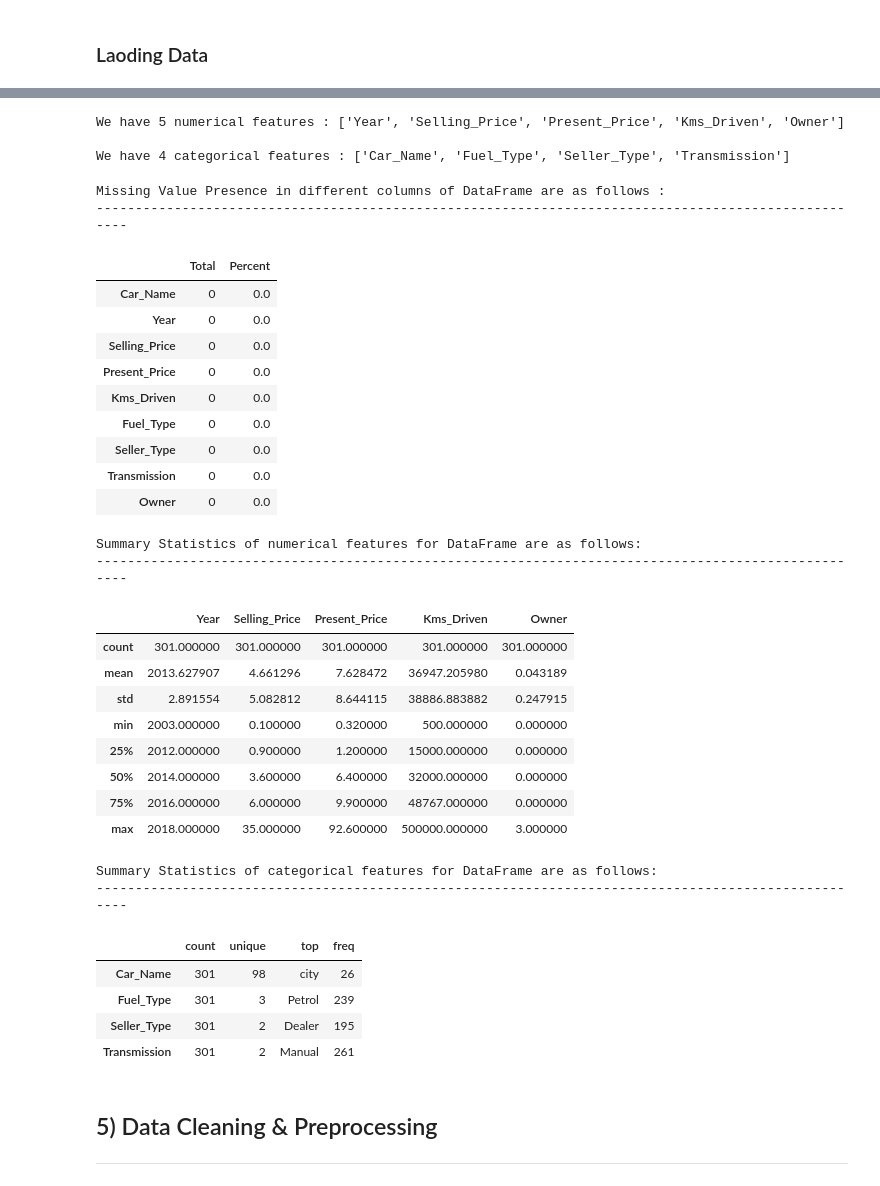
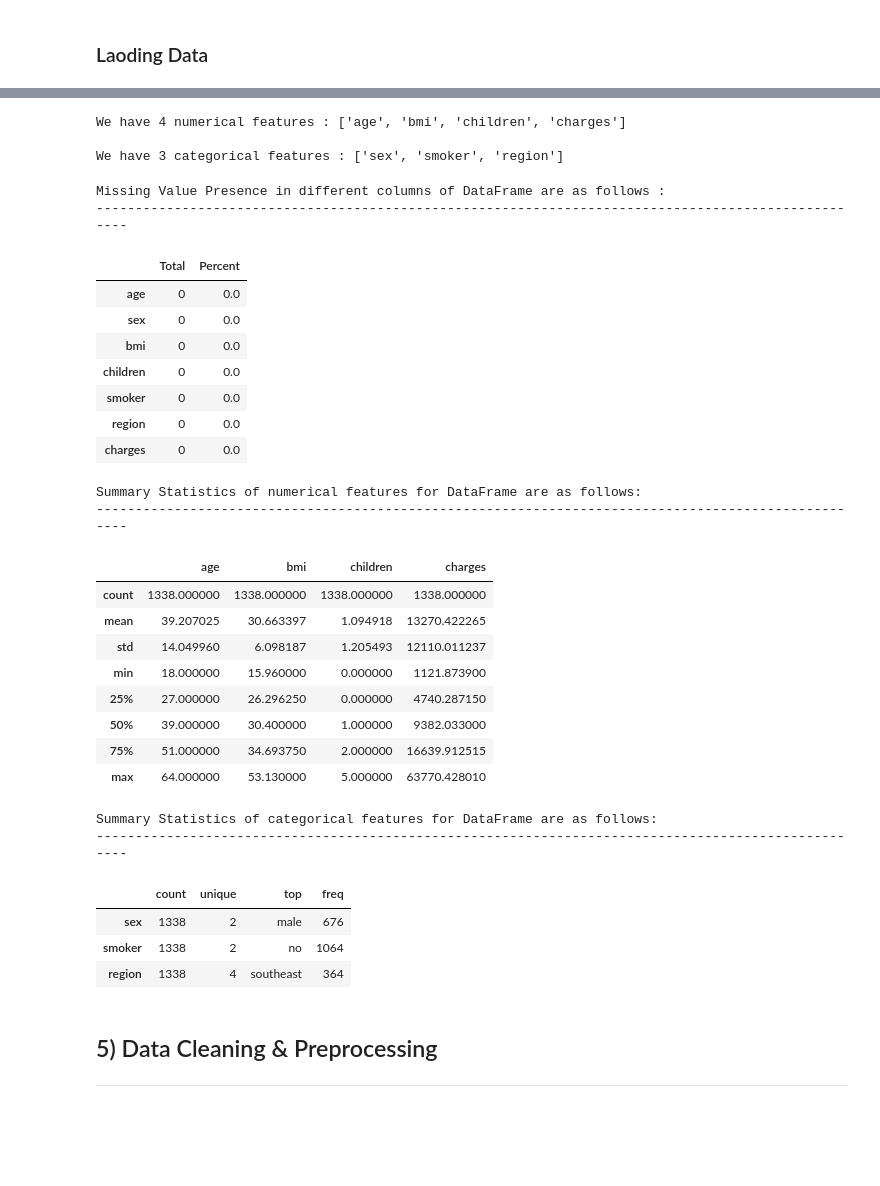
Before and after one commit to manishkr1754/30_Days_30_ML_Projects_Challenge, a Jupyter notebook: Day11_Project11_Medical Insurance Cost Prediction.ipynb, the cells around one changed output, grey strips where cells are left out. Saved outputs shown, nothing was run; the diff lists cells and outputs as text; code cells hidden in the pictures; blank space fills up the shorter version.

```diff
--- a/Day11_Project11_Medical Insurance Cost Prediction.ipynb
+++ b/Day11_Project11_Medical Insurance Cost Prediction.ipynb
@@ -44,5 +35,5 @@ warnings.filterwarnings("ignore")
 # %% [markdown]
 ### Laoding Data
 # %%
-used_car_df = pd.read_csv('Datasets/Day7_Used_Car_Price_Data.csv')
+medical_insurance_df = pd.read_csv('Datasets/Day11_Medical_Insurance_Data.csv')
 # %%
@@ -90,63 +79,60 @@ memory usage: 21.3+ KB
 ----------------------------------------------------------------------------------------------------
 # %%
 # Defining numerical & categorical columns
-numeric_features = [feature for feature in used_car_df.columns if used_car_df[feature].dtype != 'O']
-categorical_features = [feature for feature in used_car_df.columns if used_car_df[feature].dtype == 'O']
+numeric_features = [feature for feature in medical_insurance_df.columns if medical_insurance_df[feature].dtype != 'O']
+categorical_features = [feature for feature in medical_insurance_df.columns if medical_insurance_df[feature].dtype == 'O']
 
 # print columns
 print('We have {} numerical features : {}'.format(len(numeric_features), numeric_features))
 print('\nWe have {} categorical features : {}'.format(len(categorical_features), categorical_features))
 # %% [output]
-We have 5 numerical features : ['Year', 'Selling_Price', 'Present_Price', 'Kms_Driven', 'Owner']
+We have 4 numerical features : ['age', 'bmi', 'children', 'charges']
 
-We have 4 categorical features : ['Car_Name', 'Fuel_Type', 'Seller_Type', 'Transmission']
+We have 3 categorical features : ['sex', 'smoker', 'region']
 # %%
 print('Missing Value Presence in different columns of DataFrame are as follows : ')
 print('-'*100)
-total=used_car_df.isnull().sum().sort_values(ascending=False)
-percent=(used_car_df.isnull().sum()/used_car_df.isnull().count()*100).sort_values(ascending=False)
+total=medical_insurance_df.isnull().sum().sort_values(ascending=False)
+percent=(medical_insurance_df.isnull().sum()/medical_insurance_df.isnull().count()*100).sort_values(ascending=False)
 pd.concat([total, percent], axis=1, keys=['Total', 'Percent'])
 # %% [output]
 Missing Value Presence in different columns of DataFrame are as follows :
 ----------------------------------------------------------------------------------------------------
 |  | Total | Percent |
-| Car_Name | 0 | 0.0 |
-| Year | 0 | 0.0 |
-| Selling_Price | 0 | 0.0 |
-| Present_Price | 0 | 0.0 |
-| Kms_Driven | 0 | 0.0 |
-| Fuel_Type | 0 | 0.0 |
-| Seller_Type | 0 | 0.0 |
-| Transmission | 0 | 0.0 |
-| Owner | 0 | 0.0 |
+| age | 0 | 0.0 |
+| sex | 0 | 0.0 |
+| bmi | 0 | 0.0 |
+| children | 0 | 0.0 |
+| smoker | 0 | 0.0 |
+| region | 0 | 0.0 |
+| charges | 0 | 0.0 |
 # %%
 print('Summary Statistics of numerical features for DataFrame are as follows:')
 print('-'*100)
-used_car_df.describe()
+medical_insurance_df.describe()
 # %% [output]
 Summary Statistics of numerical features for DataFrame are as follows:
 ----------------------------------------------------------------------------------------------------
-|  | Year | Selling_Price | Present_Price | Kms_Driven | Owner |
-| count | 301.000000 | 301.000000 | 301.000000 | 301.000000 | 301.000000 |
-| mean | 2013.627907 | 4.661296 | 7.628472 | 36947.205980 | 0.043189 |
-| std | 2.891554 | 5.082812 | 8.644115 | 38886.883882 | 0.247915 |
-| min | 2003.000000 | 0.100000 | 0.320000 | 500.000000 | 0.000000 |
-| 25% | 2012.000000 | 0.900000 | 1.200000 | 15000.000000 | 0.000000 |
-| 50% | 2014.000000 | 3.600000 | 6.400000 | 32000.000000 | 0.000000 |
-| 75% | 2016.000000 | 6.000000 | 9.900000 | 48767.000000 | 0.000000 |
-| max | 2018.000000 | 35.000000 | 92.600000 | 500000.000000 | 3.000000 |
+|  | age | bmi | children | charges |
+| count | 1338.000000 | 1338.000000 | 1338.000000 | 1338.000000 |
+| mean | 39.207025 | 30.663397 | 1.094918 | 13270.422265 |
+| std | 14.049960 | 6.098187 | 1.205493 | 12110.011237 |
+| min | 18.000000 | 15.960000 | 0.000000 | 1121.873900 |
+| 25% | 27.000000 | 26.296250 | 0.000000 | 4740.287150 |
+| 50% | 39.000000 | 30.400000 | 1.000000 | 9382.033000 |
+| 75% | 51.000000 | 34.693750 | 2.000000 | 16639.912515 |
+| max | 64.000000 | 53.130000 | 5.000000 | 63770.428010 |
 # %%
 print('Summary Statistics of categorical features for DataFrame are as follows:')
 print('-'*100)
-used_car_df.describe(include='object').T
+medical_insurance_df.describe(include='object').T
 # %% [output]
 Summary Statistics of categorical features for DataFrame are as follows:
 ----------------------------------------------------------------------------------------------------
 |  | count | unique | top | freq |
-| Car_Name | 301 | 98 | city | 26 |
-| Fuel_Type | 301 | 3 | Petrol | 239 |
-| Seller_Type | 301 | 2 | Dealer | 195 |
-| Transmission | 301 | 2 | Manual | 261 |
+| sex | 1338 | 2 | male | 676 |
+| smoker | 1338 | 2 | no | 1064 |
+| region | 1338 | 4 | southeast | 364 |
 # %% [markdown]
 ## 5) Data Cleaning & Preprocessing
 ---
```
Also changed, not shown: parts of 16 cells of this notebook.
